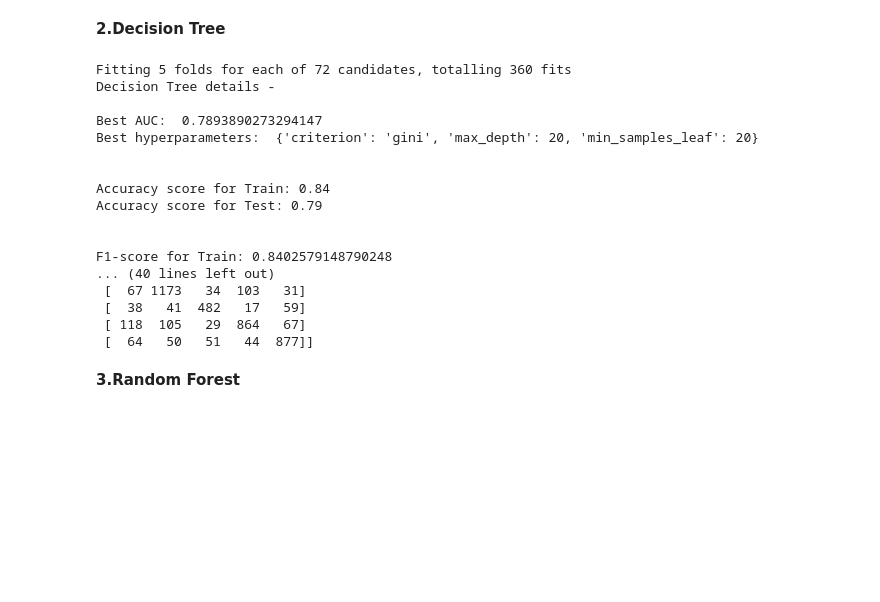
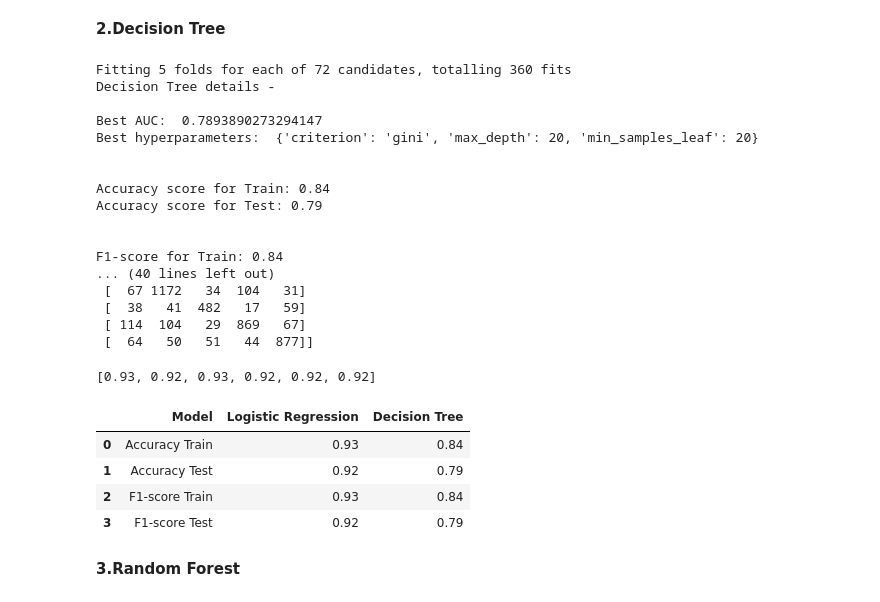
Before and after one commit to apurvadixit16/Automatic-Ticket-Classification, a Jupyter notebook: automatic-ticket-classification.ipynb, the cells around one changed output. Saved outputs shown, nothing was run; the diff lists cells and outputs as text; code cells hidden in the pictures; blank space fills up the shorter version.

```diff
--- a/automatic-ticket-classification.ipynb
+++ b/automatic-ticket-classification.ipynb
@@ -887,7 +901,7 @@ dt_model = grid_search(dt,param_dt,'f1_weighted',folds)
 dt_model.fit(X_train, y_train)
 
 # Evaluate the model
-model_eval(dt_model, model_name)
+result_dt = model_eval(dt_model, model_name)
 # %% [output]
 Fitting 5 folds for each of 72 candidates, totalling 360 fits
 Decision Tree details -
@@ -900,9 +914,13 @@ Accuracy score for Train: 0.84
 Accuracy score for Test: 0.79
 
 
-F1-score for Train: 0.8402579148790248
+F1-score for Train: 0.84
 ... (40 lines left out)
- [  67 1173   34  103   31]
+ [  67 1172   34  104   31]
  [  38   41  482   17   59]
- [ 118  105   29  864   67]
+ [ 114  104   29  869   67]
  [  64   50   51   44  877]]
+# %%
+result_lr
+# %% [output]
+[0.93, 0.92, 0.93, 0.92, 0.92, 0.92]
@@ -909,2 +932,11 @@ F1-score for Train: 0.8402579148790248
+# %%
+results_df = pd.DataFrame(dict)
+results_df
+# %% [output]
+|  | Model | Logistic Regression | Decision Tree |
+| 0 | Accuracy Train | 0.93 | 0.84 |
+| 1 | Accuracy Test | 0.92 | 0.79 |
+| 2 | F1-score Train | 0.93 | 0.84 |
+| 3 | F1-score Test | 0.92 | 0.79 |
 # %% [markdown]
 **3.Random Forest**
```
Also changed, not shown: parts of 8 cells of this notebook.
